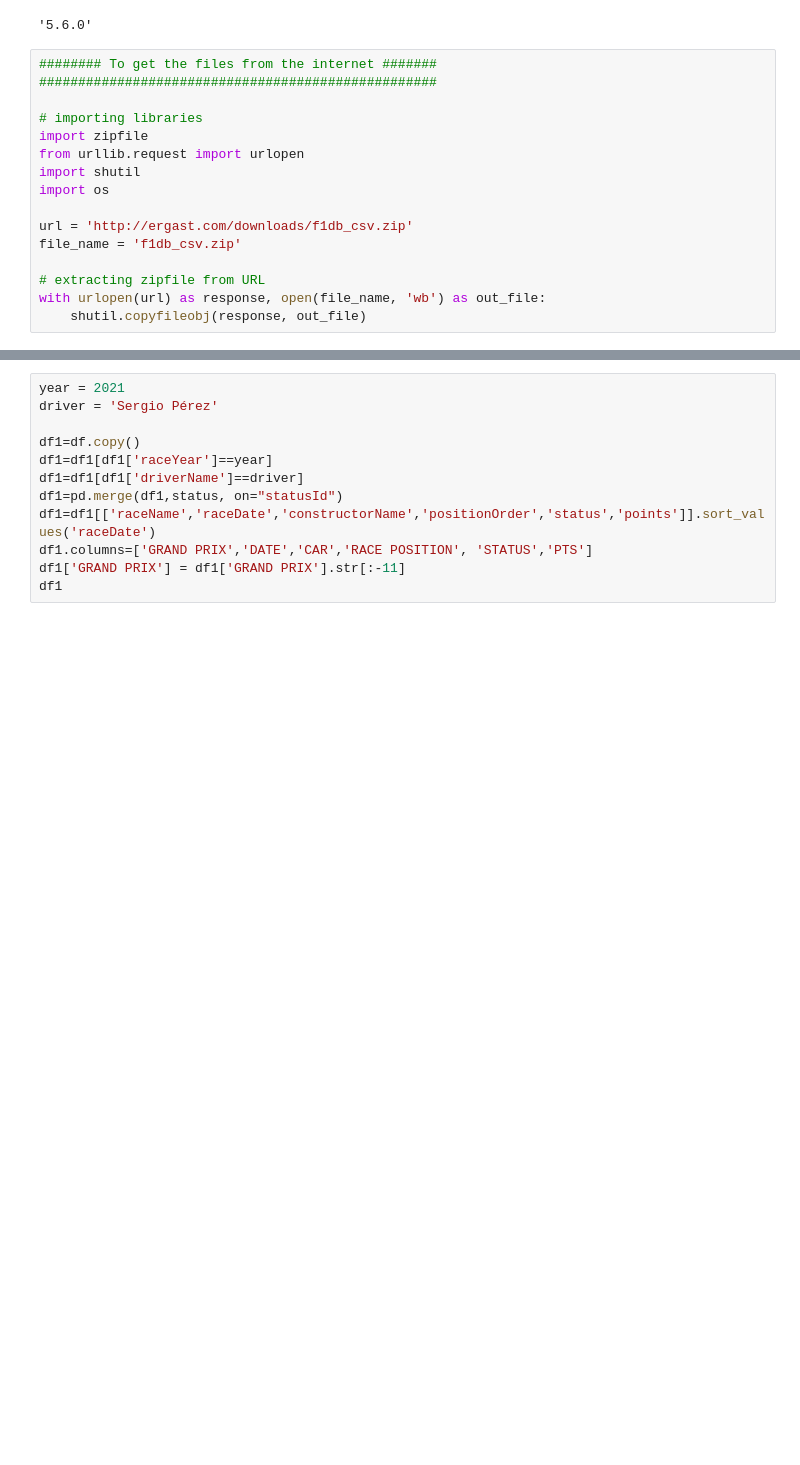
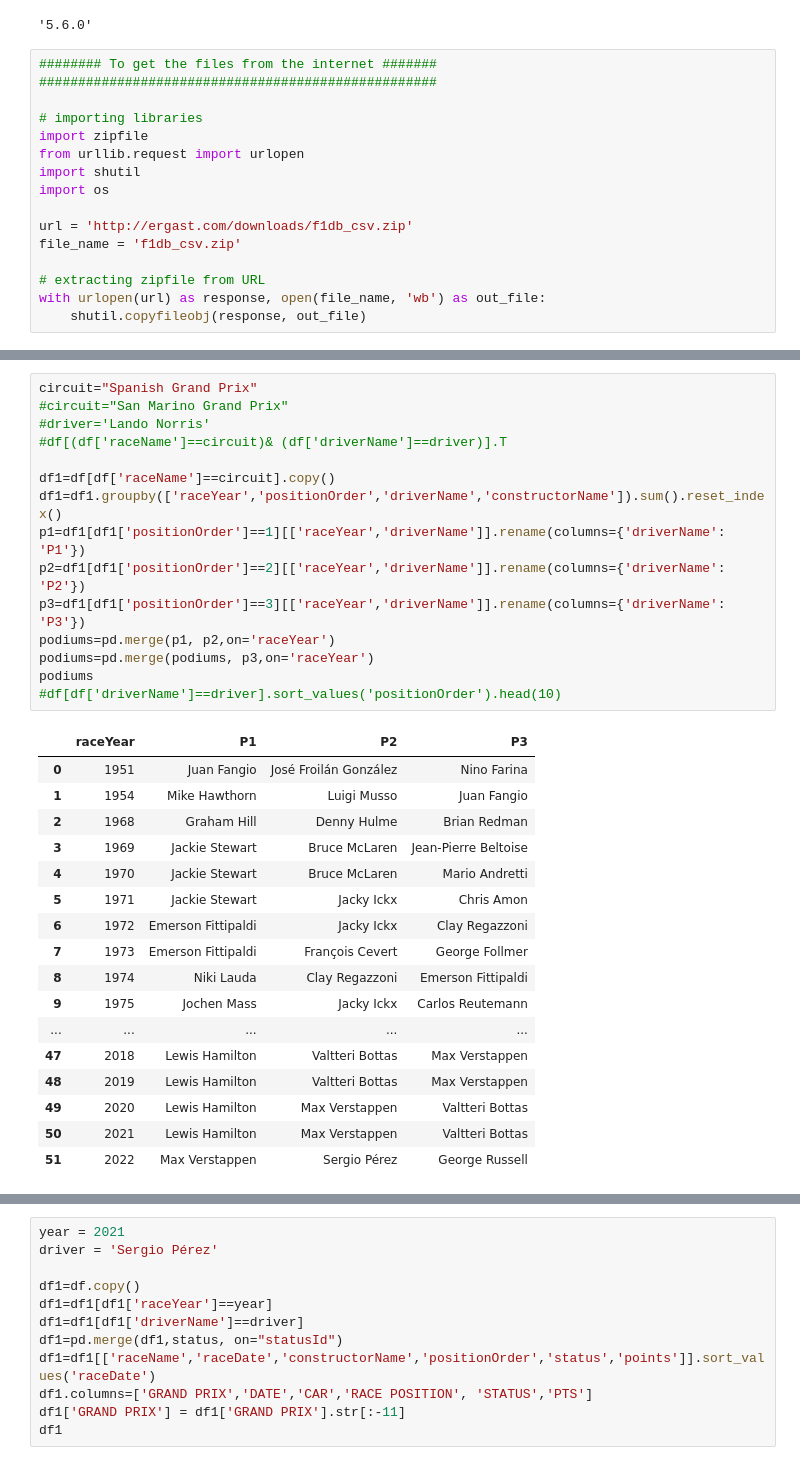
Before and after one commit to MiguelG26/Public_Projects, a Jupyter notebook: db-Formula1 app/app1_J.ipynb, the cells around one changed output, grey strips where cells are left out. Saved outputs shown, nothing was run; the diff lists cells and outputs as text; blank space fills up the shorter version.

```diff
--- a/db-Formula1 app/app1_J.ipynb
+++ b/db-Formula1 app/app1_J.ipynb
@@ -138,3 +208,36 @@ df[(df['raceName']=='Australian Grand Prix')& (df['driverName']=='Lando Norris')
+# %%
+circuit="Spanish Grand Prix"
+#circuit="San Marino Grand Prix"
+#driver='Lando Norris'
+#df[(df['raceName']==circuit)& (df['driverName']==driver)].T
+
+df1=df[df['raceName']==circuit].copy()
+df1=df1.groupby(['raceYear','positionOrder','driverName','constructorName']).sum().reset_index()
+p1=df1[df1['positionOrder']==1][['raceYear','driverName']].rename(columns={'driverName': 'P1'})
+p2=df1[df1['positionOrder']==2][['raceYear','driverName']].rename(columns={'driverName': 'P2'})
+p3=df1[df1['positionOrder']==3][['raceYear','driverName']].rename(columns={'driverName': 'P3'})
+podiums=pd.merge(p1, p2,on='raceYear')
+podiums=pd.merge(podiums, p3,on='raceYear')
+podiums
+#df[df['driverName']==driver].sort_values('positionOrder').head(10)
+# %% [output]
+|  | raceYear | P1 | P2 | P3 |
+| 0 | 1951 | Juan Fangio | José Froilán González | Nino Farina |
+| 1 | 1954 | Mike Hawthorn | Luigi Musso | Juan Fangio |
+| 2 | 1968 | Graham Hill | Denny Hulme | Brian Redman |
+| 3 | 1969 | Jackie Stewart | Bruce McLaren | Jean-Pierre Beltoise |
+| 4 | 1970 | Jackie Stewart | Bruce McLaren | Mario Andretti |
+| 5 | 1971 | Jackie Stewart | Jacky Ickx | Chris Amon |
+| 6 | 1972 | Emerson Fittipaldi | Jacky Ickx | Clay Regazzoni |
+| 7 | 1973 | Emerson Fittipaldi | François Cevert | George Follmer |
+| 8 | 1974 | Niki Lauda | Clay Regazzoni | Emerson Fittipaldi |
+| 9 | 1975 | Jochen Mass | Jacky Ickx | Carlos Reutemann |
+| ... | ... | ... | ... | ... |
+| 47 | 2018 | Lewis Hamilton | Valtteri Bottas | Max Verstappen |
+| 48 | 2019 | Lewis Hamilton | Valtteri Bottas | Max Verstappen |
+| 49 | 2020 | Lewis Hamilton | Max Verstappen | Valtteri Bottas |
+| 50 | 2021 | Lewis Hamilton | Max Verstappen | Valtteri Bottas |
+| 51 | 2022 | Max Verstappen | Sergio Pérez | George Russell |
 # %%
 ###########################
 ####### For driver Tabs
```
Also changed, not shown: parts of 10 cells of this notebook, 13 other files.
